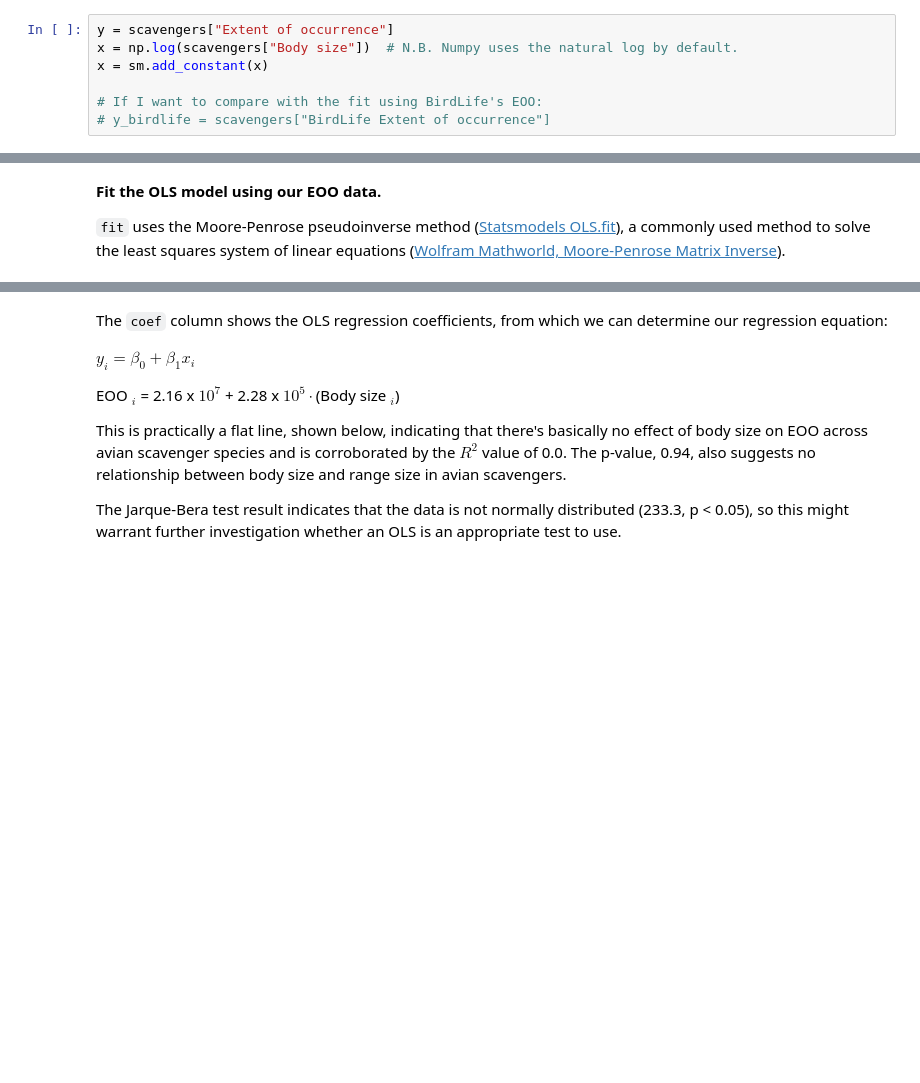
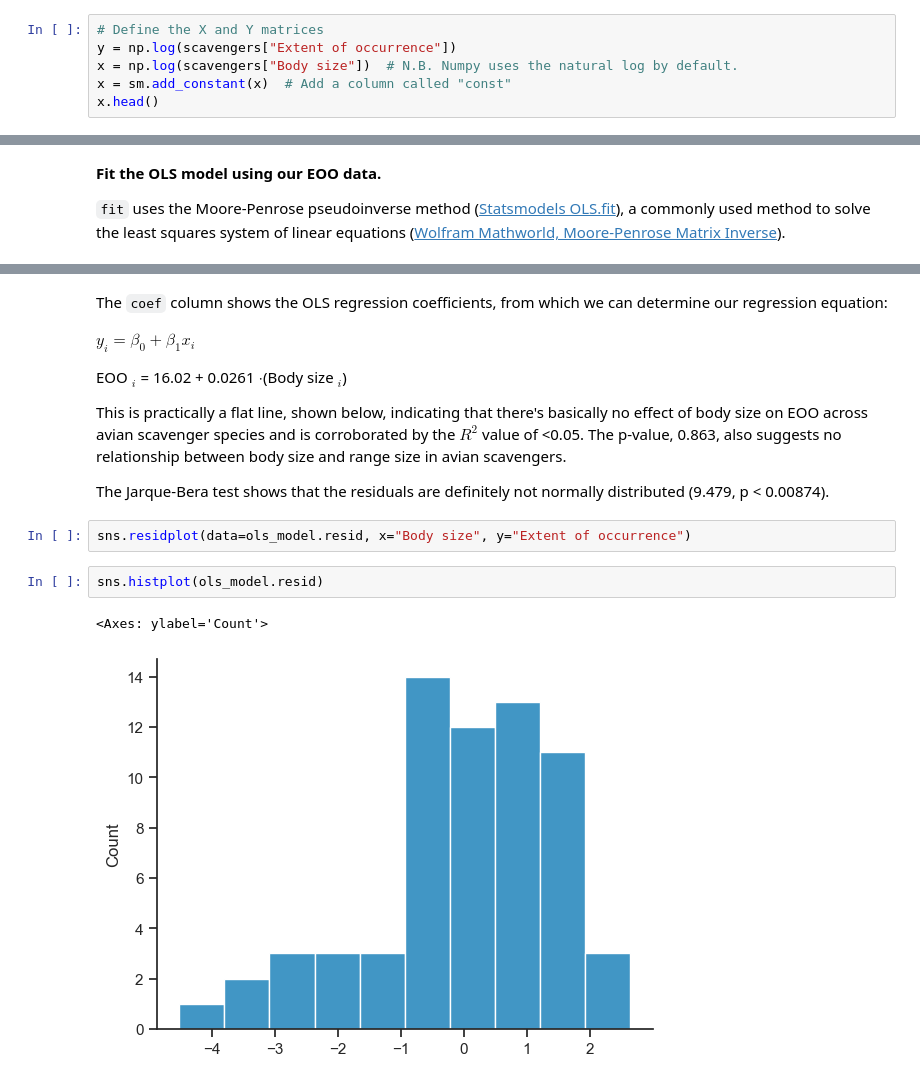
Before and after one commit to TheMightiestCrab/Macroecology, a Jupyter notebook: code/scavengers.ipynb, the cells around one changed output, grey strips where cells are left out. Cells and saved outputs as stored; diff of their text form; blank space fills up the shorter version.

```diff
--- a/code/scavengers.ipynb
+++ b/code/scavengers.ipynb
@@ -173,9 +274,8 @@ The `OLS` function in the Statsmodels library does not include the intercept ter
 <!-- The intercept term is the expected value of the dependent variable when the fixed variables are zero. -->
 <!-- The way to do this is with the `add_constant` function to add a constant term, which is the intercept of the regression line. What `add_constant` does is it adds a column of ones to the dataset. -->
 # %%
-y = scavengers["Extent of occurrence"]
+# Define the X and Y matrices
+y = np.log(scavengers["Extent of occurrence"])
 x = np.log(scavengers["Body size"])  # N.B. Numpy uses the natural log by default.
-x = sm.add_constant(x)
-
-# If I want to compare with the fit using BirdLife's EOO:
-# y_birdlife = scavengers["BirdLife Extent of occurrence"]
+x = sm.add_constant(x)  # Add a column called "const"
+x.head()
@@ -212,8 +319,15 @@ The `coef` column shows the OLS regression coefficients, from which we can deter
 
 $y_i = \beta_0 + \beta_1x_i$
 
-EOO $_i$ = 2.16 x $10^7$ + 2.28 x $10^5 \cdot$(Body size $_i$)
+EOO $_i$ = 16.02 + 0.0261 $\cdot$(Body size $_i$)
 
-This is practically a flat line, shown below, indicating that there's basically no effect of body size on EOO across avian scavenger species and is corroborated by the $R^2$ value of 0.0. The p-value, 0.94, also suggests no relationship between body size and range size in avian scavengers.
+This is practically a flat line, shown below, indicating that there's basically no effect of body size on EOO across avian scavenger species and is corroborated by the $R^2$ value of <0.05. The p-value, 0.863, also suggests no relationship between body size and range size in avian scavengers.
 
-The Jarque-Bera test result indicates that the data is not normally distributed (233.3, p < 0.05), so this might warrant further investigation whether an OLS is an appropriate test to use.
+The Jarque-Bera test shows that the residuals are definitely not normally distributed (9.479, p < 0.00874).
+# %%
+sns.residplot(data=ols_model.resid, x="Body size", y="Extent of occurrence")
+# %%
+sns.histplot(ols_model.resid)
+# %% [output]
+<Axes: ylabel='Count'>
+[figure, added]
```
Also changed, not shown: parts of 45 cells of this notebook, 2 other files.
